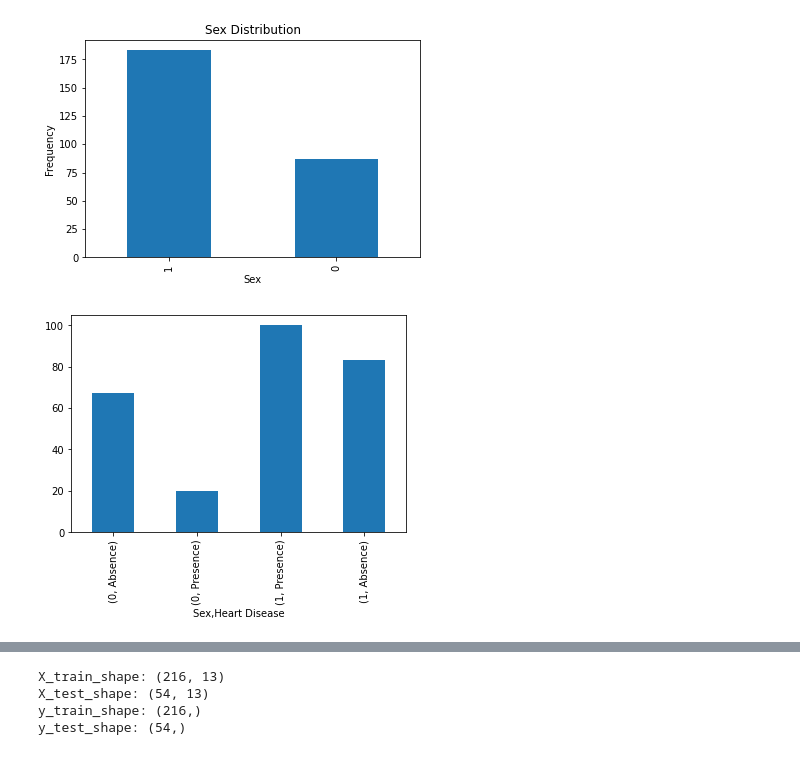
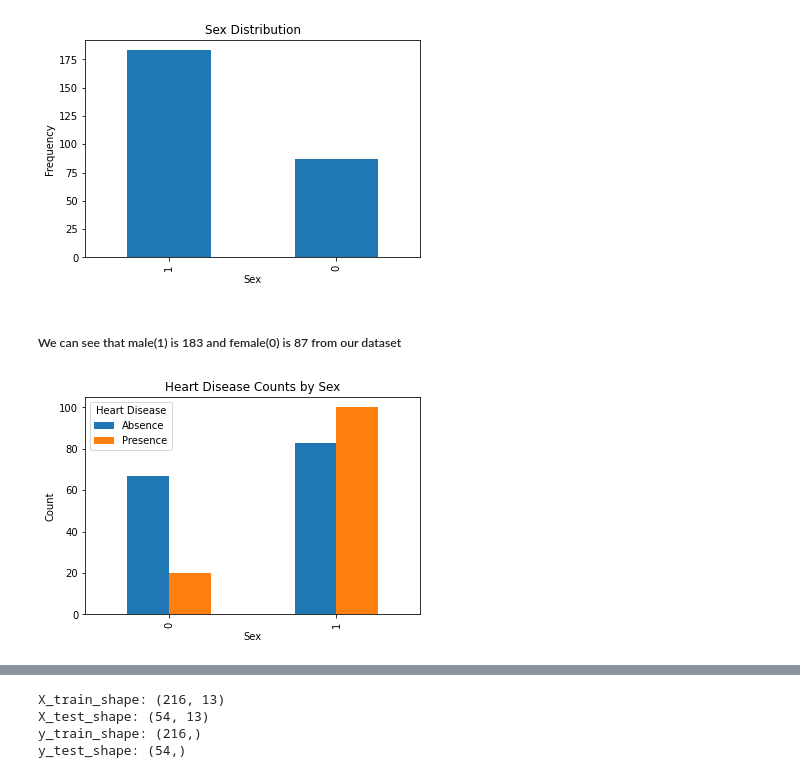
Before and after one commit to timijaycr7/Heart_disease_pred_model, a Jupyter notebook: Heart_disease pred.ipynb, the cells around one changed output, grey strips where cells are left out. Cells and saved outputs as stored; diff of their text form; code cells hidden in the pictures.

```diff
--- a/Heart_disease pred.ipynb
+++ b/Heart_disease pred.ipynb
@@ -84,8 +97,18 @@ plt.xlabel("Sex")
 plt.ylabel("Frequency");
 # %% [output]
 [figure]
-# %%
-heart_disease_counts_by_sex = df.groupby("Sex")["Heart Disease"].value_counts()
-heart_disease_counts_by_sex.plot(kind="bar", stacked=True);
-# %% [output]
-[figure, removed]
+# %% [markdown]
+##### We can see that male(1) is  183 and female(0) is 87 from our dataset
+# %%
+#Barchart showing the presence and absence by sex
+heart_disease_counts_by_sex = df.groupby("Sex")["Heart Disease"].value_counts().unstack()
+heart_disease_counts_by_sex.plot(kind="bar", stacked=False)
+
+plt.xlabel("Sex")
+plt.ylabel("Count")
+plt.title("Heart Disease Counts by Sex")
+plt.legend(title="Heart Disease", loc="upper left")
+
+plt.show()
+# %% [output]
+[figure, added]
```
Also changed, not shown: parts of 23 cells of this notebook.
